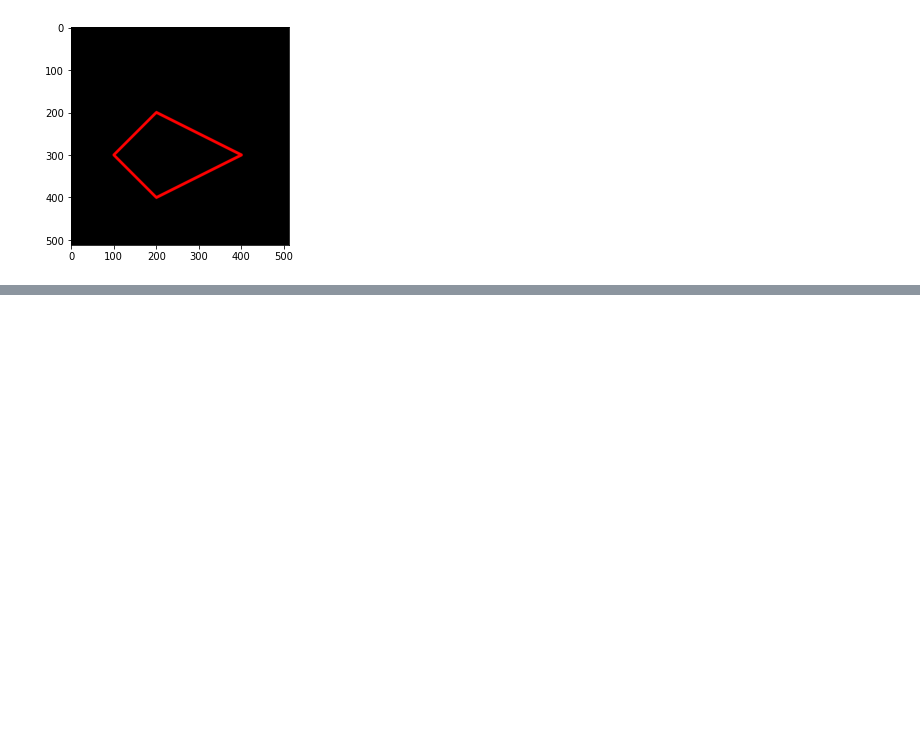
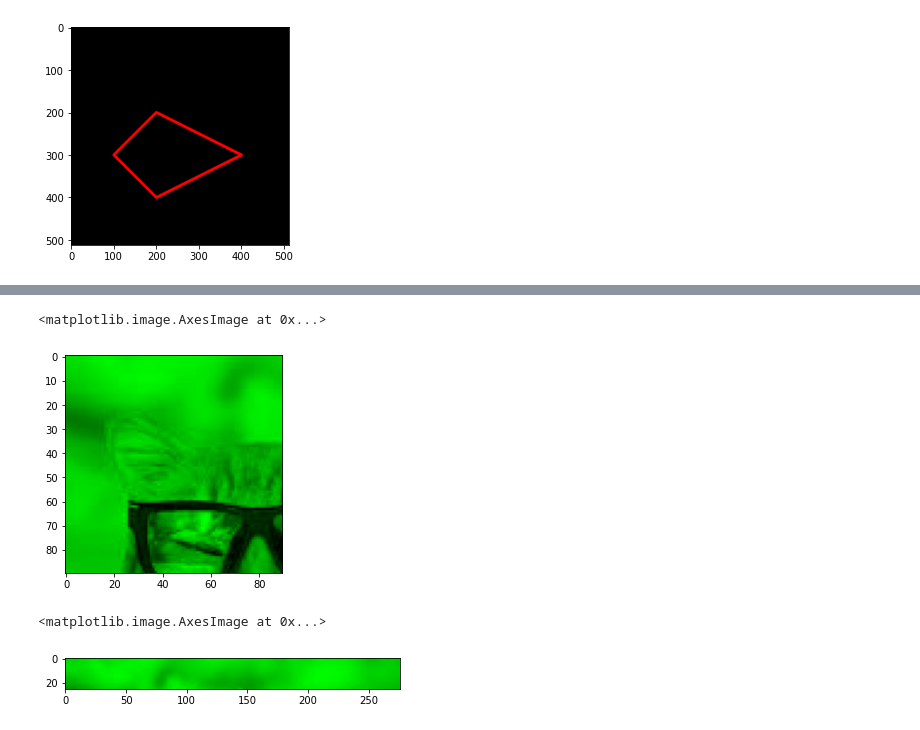
Before and after one commit to inayatimachsus/PCVK_Genap_2021, a Jupyter notebook: Week2.ipynb, the cells around one changed output, grey strips where cells are left out. Saved outputs shown, nothing was run; the diff lists cells and outputs as text; code cells hidden in the pictures; blank space fills up the shorter version.

```diff
--- a/Week2.ipynb
+++ b/Week2.ipynb
@@ -137,0 +191,11 @@ plt.imshow(black_img2)
+# %%
+img_arr = img[10:100,10:100]
+plt.imshow(img_arr)
+# %% [output]
+<matplotlib.image.AxesImage at 0x...>
+[figure, added]
+# %%
+plt.imshow(img[5:30])
+# %% [output]
+<matplotlib.image.AxesImage at 0x...>
+[figure, added]
```
Also changed, not shown: parts of 7 cells of this notebook.
